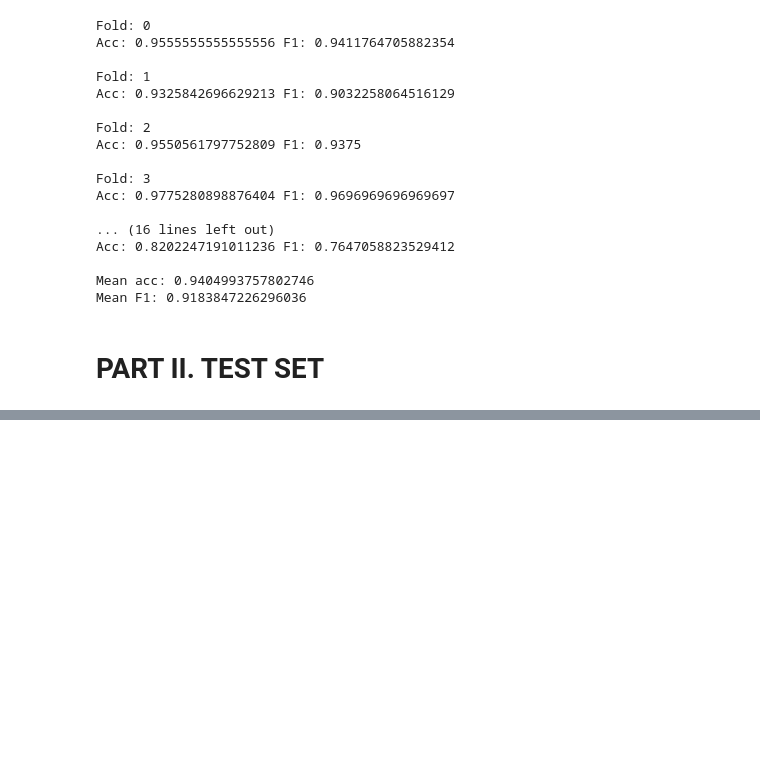
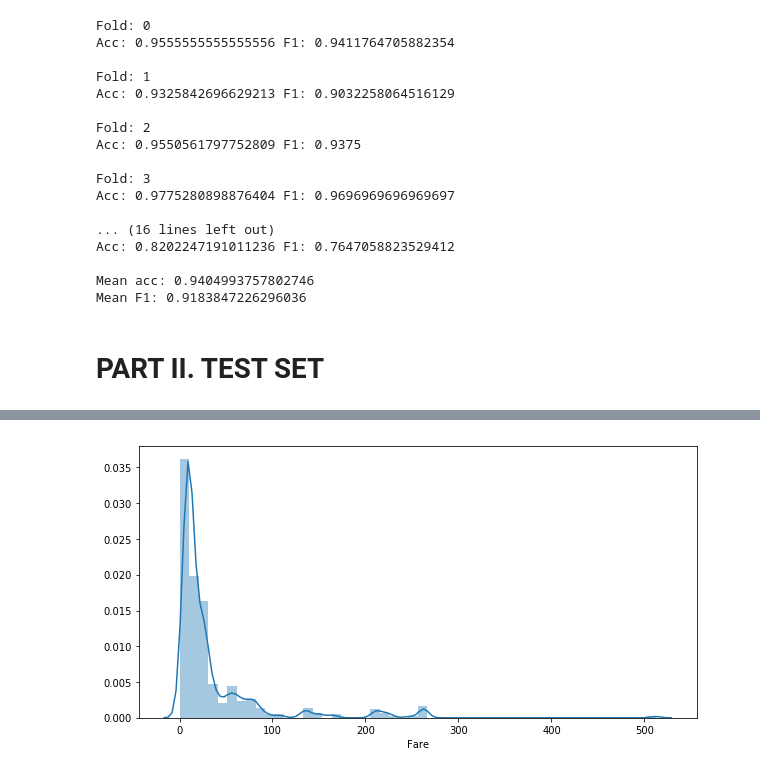
Before and after one commit to hernandezurbina/KaggleAdventures, a Jupyter notebook: TitanicAndStacking_Revisited.ipynb, the cells around one changed output, grey strips where cells are left out. Saved outputs shown, nothing was run; the diff lists cells and outputs as text; code cells hidden in the pictures; blank space fills up the shorter version.

```diff
--- a/TitanicAndStacking_Revisited.ipynb
+++ b/TitanicAndStacking_Revisited.ipynb
@@ -812,0 +856,6 @@ print(mv_cols)
+# %%
+plt.figure(figsize=figsize)
+sns.distplot(titanic_test['Fare'])
+plt.show()
+# %% [output]
+[figure, added]
```
Also changed, not shown: parts of 29 cells of this notebook, 1 other file.
